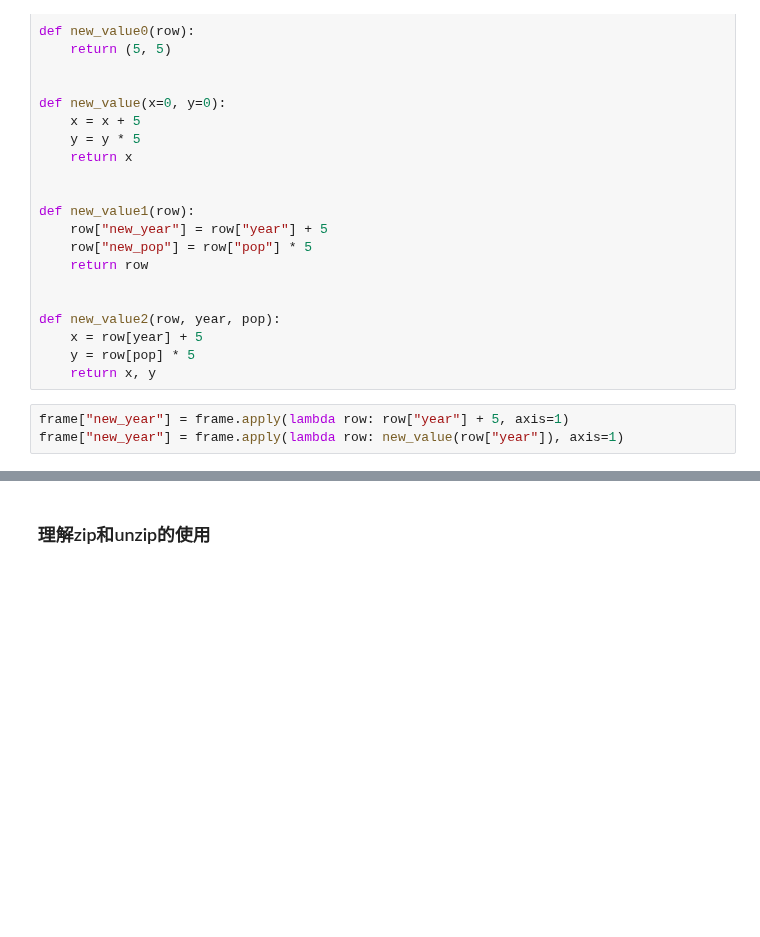
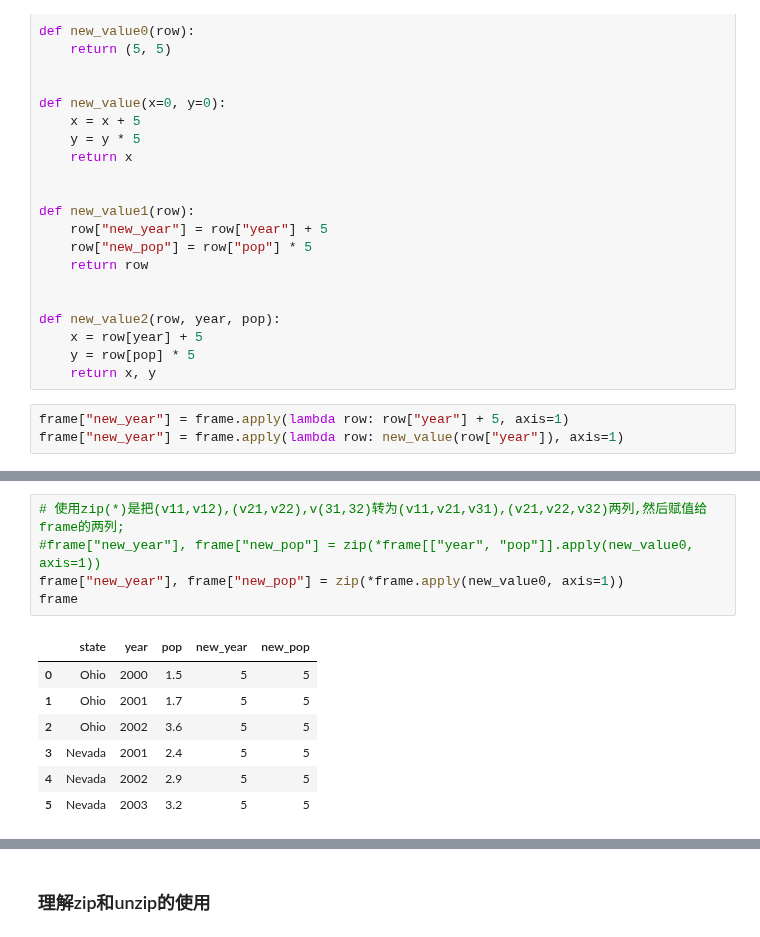
Before and after one commit to coolfish007/prac_py, a Jupyter notebook: pydata-test/testit-pandas.ipynb, the cells around one changed output, grey strips where cells are left out. Saved outputs shown, nothing was run; the diff lists cells and outputs as text; blank space fills up the shorter version.

```diff
--- a/pydata-test/testit-pandas.ipynb
+++ b/pydata-test/testit-pandas.ipynb
@@ -83 +91,14 @@ print(frame)
+# %%
+# 使用zip(*)是把(v11,v12),(v21,v22),v(31,32)转为(v11,v21,v31),(v21,v22,v32)两列,然后赋值给frame的两列;
+#frame["new_year"], frame["new_pop"] = zip(*frame[["year", "pop"]].apply(new_value0, axis=1))
+frame["new_year"], frame["new_pop"] = zip(*frame.apply(new_value0, axis=1))
+frame
+# %% [output]
+|  | state | year | pop | new_year | new_pop |
+| 0 | Ohio | 2000 | 1.5 | 5 | 5 |
+| 1 | Ohio | 2001 | 1.7 | 5 | 5 |
+| 2 | Ohio | 2002 | 3.6 | 5 | 5 |
+| 3 | Nevada | 2001 | 2.4 | 5 | 5 |
+| 4 | Nevada | 2002 | 2.9 | 5 | 5 |
+| 5 | Nevada | 2003 | 3.2 | 5 | 5 |
 # %%
```
Also changed, not shown: parts of 4 cells of this notebook, 1 other file.
